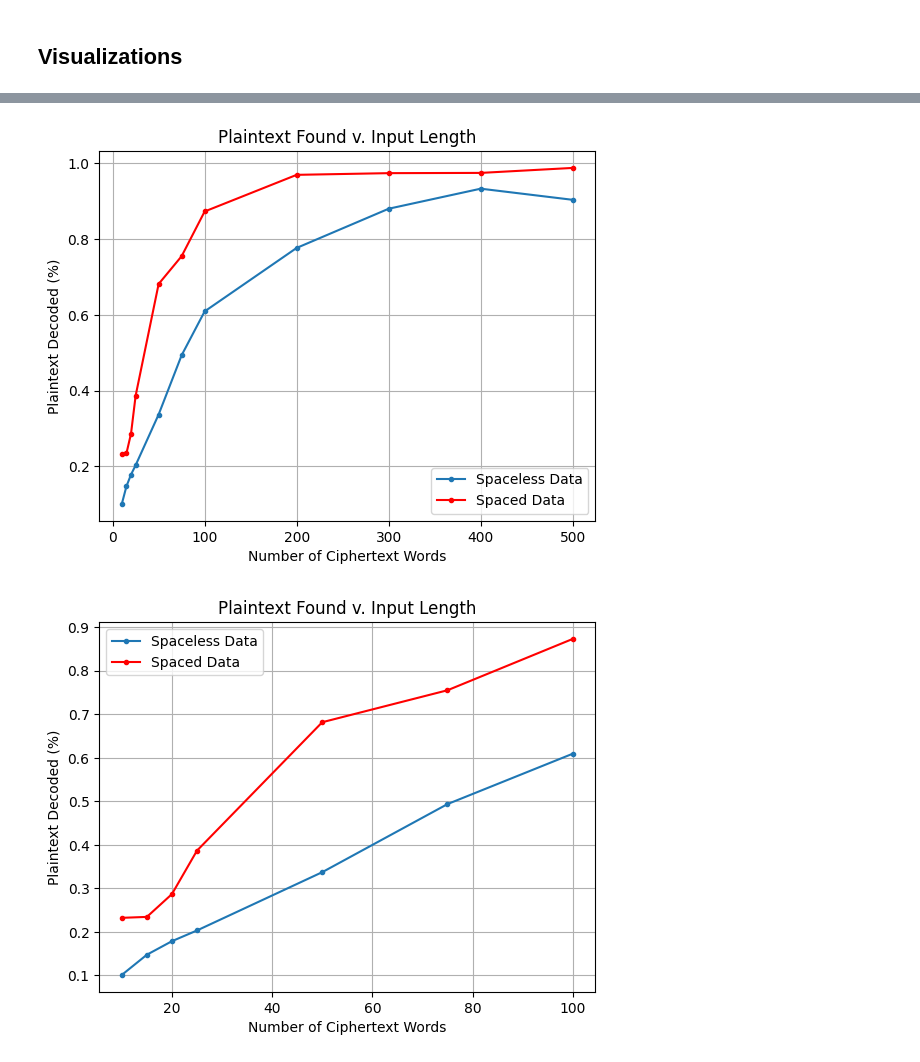
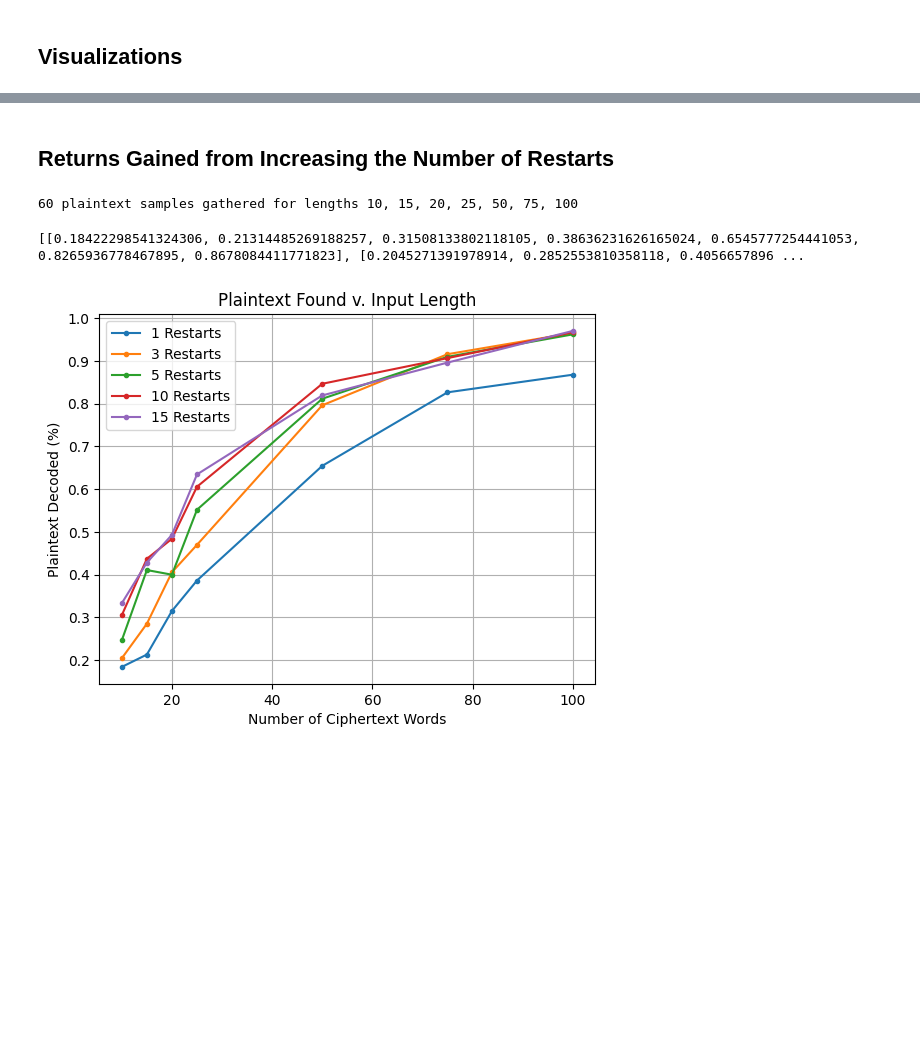
Before and after one commit to jkszan/formalized-cryptograph-solver, a Jupyter notebook: visualizations.ipynb, the cells around one changed output, grey strips where cells are left out. Saved outputs shown, nothing was run; the diff lists cells and outputs as text; code cells hidden in the pictures; blank space fills up the shorter version.

```diff
--- a/visualizations.ipynb
+++ b/visualizations.ipynb
@@ -190,30 +171,47 @@ plot_word_length_percentage(wordLengths[:7], letters_spaceless[:7], letters_spac
-# %%
-import matplotlib.pyplot as plt
-
-#def plotComparative(xLabel, yLabel, xArray, ySpaced, ySpaceless):
-
-def plot_word_length_percentage(word_lengths, accuracy_spaceless, accuracy_spaced):
-    #print(accuracy_spaceless)
-    #print(accuracy_spaced)
-    plt.plot(word_lengths, accuracy_spaceless, marker='.', linestyle='-', label='Spaceless Data')
-    plt.plot(word_lengths, accuracy_spaced, marker='.', linestyle='-', label='Spaced Data', color='red')
-    plt.xlabel('Number of Ciphertext Words')
-    plt.ylabel('Plaintext Decoded (%)')
-    plt.title('Plaintext Found v. Input Length')
-    plt.grid(True)
-    plt.legend()
-    plt.show()
-
-accuracy_spaceless = []
-for length, results in formattedResultsSpaceless.items():
-    accuracy_spaceless.append(results[1])
-
-accuracy_spaced = []
-for length, results in formattedResultsSpaced.items():
-    accuracy_spaced.append(results[1])
-
-plot_word_length_percentage(wordLengths, accuracy_spaceless, accuracy_spaced)
-plot_word_length_percentage(wordLengths[:7], accuracy_spaceless[:7], accuracy_spaced[:7])
-# %% [output]
-[figure, removed]
-[figure, removed]
+# %% [markdown]
+## Returns Gained from Increasing the Number of Restarts
+# %%
+restartWordLengths = [10, 15, 20, 25, 50, 75, 100]
+restartNumberOfTrials = 60
+
+
+restartPlaintextSamples = {}
+for length in restartWordLengths:
+    print("Getting plaintext samples of length", length, end = '\r')
+    restartPlaintextSamples[length] = getPlaintextSamples(length, restartNumberOfTrials)
+
+print(str(restartNumberOfTrials) +" plaintext samples gathered for lengths", ", ".join([str(word) for word in restartWordLengths]))
+# %% [output]
+60 plaintext samples gathered for lengths 10, 15, 20, 25, 50, 75, 100
+# %%
+numberOfRestarts = [1, 3, 5, 10, 15]
+
+restartTrialSpacedResults = {}
+
+for numRestarts in numberOfRestarts:
+    restartTrialSpacedResults[numRestarts] = getResultsRandomRestart(testJakobsensRandomRestart, restartPlaintextSamples, numRestarts, False, max_workers=60)
+# %%
+formattedSpacedRestartTrialResults = {}
+for numRestarts, results in restartTrialSpacedResults.items():
+    formattedSpacedRestartTrialResults[numRestarts] = formatResults(results)
+# %%
+restartLabels = []
+restartPlaintextSolved = []
+restartLettersSolved = []
+
+for numRestarts, resultDict in formattedSpacedRestartTrialResults.items():
+    restartLabels.append(str(numRestarts) + " Restarts")
+    lettersSolved = []
+    percentSolved = []
+    for length, results in resultDict.items():
+        lettersSolved.append(results[0])
+        percentSolved.append(results[1])
+    restartLettersSolved.append(lettersSolved)
+    restartPlaintextSolved.append(percentSolved)
+
+
+print(restartPlaintextSolved)
+graphPlaintextSolved(restartWordLengths, restartPlaintextSolved, restartLabels)
+# %% [output]
+[[0.18422298541324306, 0.21314485269188257, 0.31508133802118105, 0.38636231626165024, 0.6545777254441053, 0.8265936778467895, 0.8678084411771823], [0.2045271391978914, 0.2852553810358118, 0.4056657896 ...
+[figure, added]
```
Also changed, not shown: parts of 12 cells of this notebook, 4 other files.
